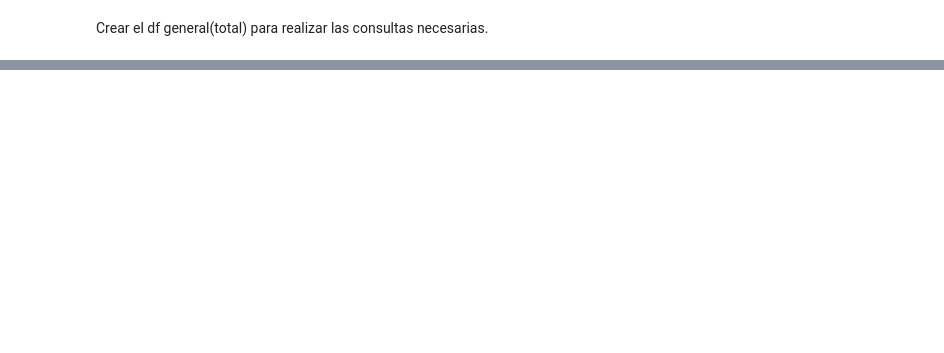
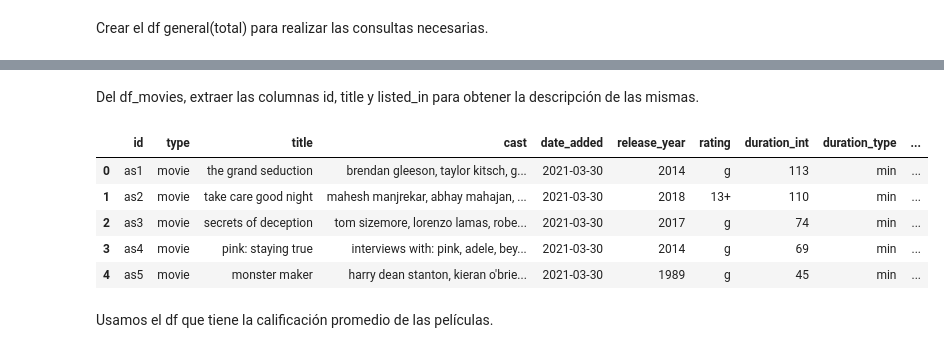
Before and after one commit to smartinez24/Proyecto1_ML, a Jupyter notebook: ETL.ipynb, the cells around one changed output, grey strips where cells are left out. Saved outputs shown, nothing was run; the diff lists cells and outputs as text; code cells hidden in the pictures; blank space fills up the shorter version.

```diff
--- a/ETL.ipynb
+++ b/ETL.ipynb
@@ -342,0 +383,11 @@ df_total
+# %% [markdown]
+Del df_movies, extraer las columnas id, title y listed_in para obtener la descripción de las mismas.
+# %%
+df_movies.head()
+# %% [output]
+|  | id | type | title | cast | date_added | release_year | rating | duration_int | duration_type | ... |
+| 0 | as1 | movie | the grand seduction | brendan gleeson, taylor kitsch, g... | 2021-03-30 | 2014 | g | 113 | min | ... |
+| 1 | as2 | movie | take care good night | mahesh manjrekar, abhay mahajan, ... | 2021-03-30 | 2018 | 13+ | 110 | min | ... |
+| 2 | as3 | movie | secrets of deception | tom sizemore, lorenzo lamas, robe... | 2021-03-30 | 2017 | g | 74 | min | ... |
+| 3 | as4 | movie | pink: staying true | interviews with: pink, adele, bey... | 2021-03-30 | 2014 | g | 69 | min | ... |
+| 4 | as5 | movie | monster maker | harry dean stanton, kieran o'brie... | 2021-03-30 | 1989 | g | 45 | min | ... |
@@ -342,0 +396,2 @@ df_total
+# %% [markdown]
+Usamos el df que tiene la calificación promedio de las películas.
```
Also changed, not shown: parts of 17 cells of this notebook, 5 other files.
